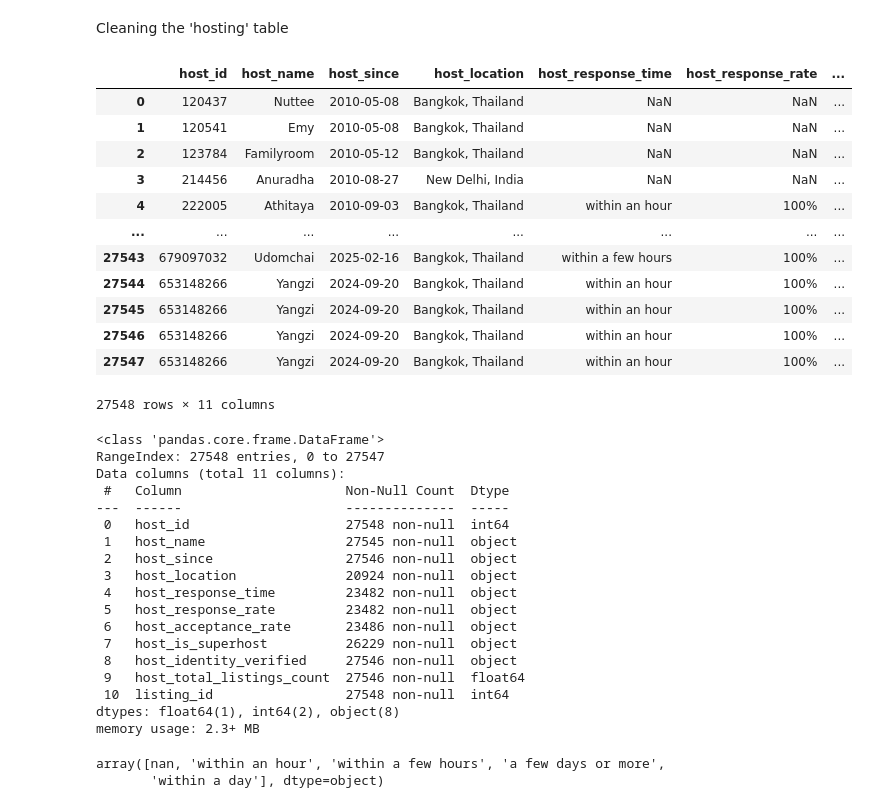
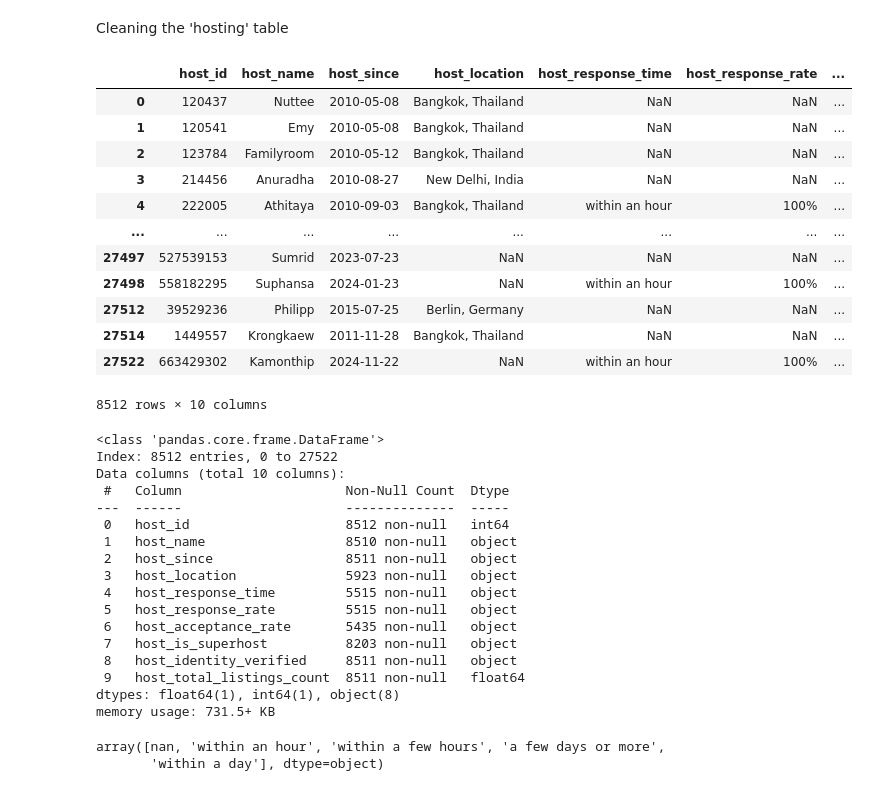
Before and after one commit to yongdetan/airbnb_bangkok_project, a Jupyter notebook: ingestion.ipynb, the cells around one changed output. Drawn from its saved outputs; the diff is of its cells as text; code cells hidden in the pictures.

```diff
--- a/ingestion.ipynb
+++ b/ingestion.ipynb
@@ -19,7 +19,7 @@ df.head(5)
 | 4 | 48736 | https://www.airbnb.com/rooms/48736 | 20250319150518 | 2025-03-20 | city scrape | Condo with Chaopraya River View | at a size of 25sqm for your vacat... | NaN | ... |
 5 rows × 79 columns
 # %%
-df.rename(columns={"id":"listing_id"},inplace=True)
+df.rename(columns={"id":"listing_id", "neighbourhood_cleansed": "neighbourhood"},inplace=True)
 # %%
 df.columns
 # %% [output]
@@ -45,15 +45,10 @@ Create the individual dimension table dataframes so that we can start cleaning t
 
 We will clean the individual dimension tables then merge them back to the original dataframe to obtain the respective primary keys.
 # %%
-hosting_df = df[['host_id', 'host_name', 'host_since', 'host_location', 'host_response_time', 'host_response_rate', 'host_acceptance_rate', 'host_is_superhost', 'host_identity_verified', 'host_total_listings_count', 'listing_id']].drop_duplicates()
-property_df = df[['neighbourhood_cleansed', 'bedrooms', 'bathrooms', 'latitude', 'longitude', 'property_type', 'room_type', 'listing_id']].drop_duplicates()
-review_df = df[['number_of_reviews',
-    'review_scores_rating',
-    'review_scores_accuracy',
-    'review_scores_cleanliness',
-    'review_scores_checkin',
-    'review_scores_communication',
-    'review_scores_location',
-    'review_scores_value',
-    'listing_id']].drop_duplicates()
+listing_review = ['number_of_reviews', 'review_scores_rating', 'review_scores_accuracy','review_scores_cleanliness', 'review_scores_checkin','review_scores_communication', 'review_scores_location', 'review_scores_value']
+listing_property = ['neighbourhood_cleansed', 'bedrooms', 'bathrooms', 'latitude', 'longitude', 'property_type', 'room_type']
+listing_accomodation = ['listing_id', 'minimum_nights', 'maximum_nights', 'has_availability', 'price', 'accommodates', 'host_id']
+listing_df = df[listing_accomodation+listing_property+listing_review]
+
+host_df = df[['host_id', 'host_name', 'host_since', 'host_location', 'host_response_time', 'host_response_rate', 'host_acceptance_rate', 'host_is_superhost', 'host_identity_verified', 'host_total_listings_count']].drop_duplicates()
 amenity_dim = df[['amenities', 'listing_id']].drop_duplicates()
@@ -60,40 +71,39 @@ amenity_dim = df[['amenities', 'listing_id']].drop_duplicates()
 # %% [markdown]
 Cleaning the 'hosting' table
 # %%
-hosting_df
+host_df
 # %% [output]
 |  | host_id | host_name | host_since | host_location | host_response_time | host_response_rate | ... |
 | 0 | 120437 | Nuttee | 2010-05-08 | Bangkok, Thailand | NaN | NaN | ... |
 | 1 | 120541 | Emy | 2010-05-08 | Bangkok, Thailand | NaN | NaN | ... |
 | 2 | 123784 | Familyroom | 2010-05-12 | Bangkok, Thailand | NaN | NaN | ... |
 | 3 | 214456 | Anuradha | 2010-08-27 | New Delhi, India | NaN | NaN | ... |
 | 4 | 222005 | Athitaya | 2010-09-03 | Bangkok, Thailand | within an hour | 100% | ... |
 | ... | ... | ... | ... | ... | ... | ... | ... |
-| 27543 | 679097032 | Udomchai | 2025-02-16 | Bangkok, Thailand | within a few hours | 100% | ... |
-| 27544 | 653148266 | Yangzi | 2024-09-20 | Bangkok, Thailand | within an hour | 100% | ... |
-| 27545 | 653148266 | Yangzi | 2024-09-20 | Bangkok, Thailand | within an hour | 100% | ... |
-| 27546 | 653148266 | Yangzi | 2024-09-20 | Bangkok, Thailand | within an hour | 100% | ... |
-| 27547 | 653148266 | Yangzi | 2024-09-20 | Bangkok, Thailand | within an hour | 100% | ... |
+| 27497 | 527539153 | Sumrid | 2023-07-23 | NaN | NaN | NaN | ... |
+| 27498 | 558182295 | Suphansa | 2024-01-23 | NaN | within an hour | 100% | ... |
+| 27512 | 39529236 | Philipp | 2015-07-25 | Berlin, Germany | NaN | NaN | ... |
+| 27514 | 1449557 | Krongkaew | 2011-11-28 | Bangkok, Thailand | NaN | NaN | ... |
+| 27522 | 663429302 | Kamonthip | 2024-11-22 | NaN | within an hour | 100% | ... |
-27548 rows × 11 columns
+8512 rows × 10 columns
 # %%
-hosting_df.info()
+host_df.info()
 # %% [output]
 <class 'pandas.core.frame.DataFrame'>
-RangeIndex: 27548 entries, 0 to 27547
-Data columns (total 11 columns):
+Index: 8512 entries, 0 to 27522
+Data columns (total 10 columns):
  #   Column                     Non-Null Count  Dtype
 ---  ------                     --------------  -----
- 0   host_id                    27548 non-null  int64
- 1   host_name                  27545 non-null  object
- 2   host_since                 27546 non-null  object
- 3   host_location              20924 non-null  object
- 4   host_response_time         23482 non-null  object
- 5   host_response_rate         23482 non-null  object
- 6   host_acceptance_rate       23486 non-null  object
- 7   host_is_superhost          26229 non-null  object
- 8   host_identity_verified     27546 non-null  object
- 9   host_total_listings_count  27546 non-null  float64
- 10  listing_id                 27548 non-null  int64
-dtypes: float64(1), int64(2), object(8)
-memory usage: 2.3+ MB
+ 0   host_id                    8512 non-null   int64
+ 1   host_name                  8510 non-null   object
+ 2   host_since                 8511 non-null   object
+ 3   host_location              5923 non-null   object
+ 4   host_response_time         5515 non-null   object
+ 5   host_response_rate         5515 non-null   object
+ 6   host_acceptance_rate       5435 non-null   object
+ 7   host_is_superhost          8203 non-null   object
+ 8   host_identity_verified     8511 non-null   object
+ 9   host_total_listings_count  8511 non-null   float64
+dtypes: float64(1), int64(1), object(8)
+memory usage: 731.5+ KB
 # %%
```
Also changed, not shown: parts of 53 cells of this notebook, 2 other files.
